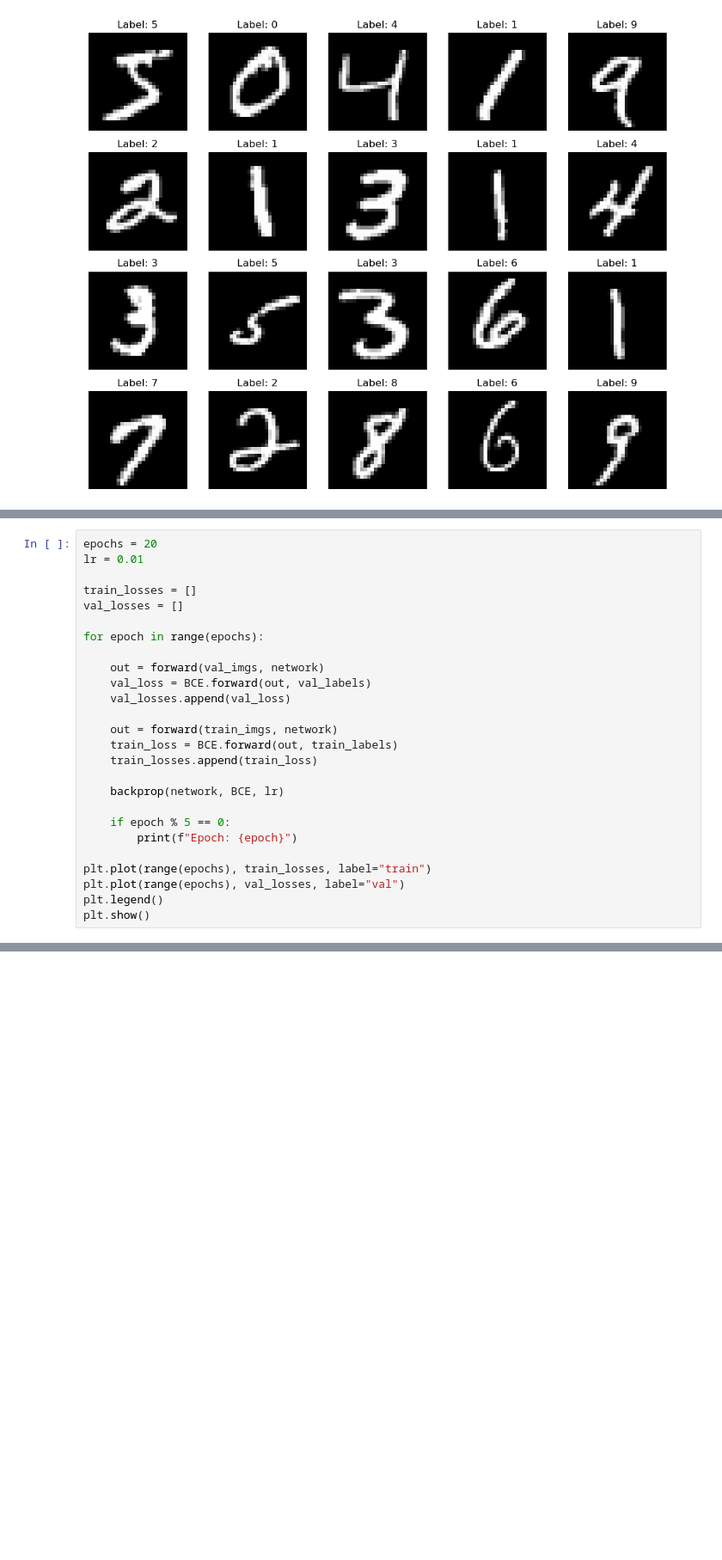
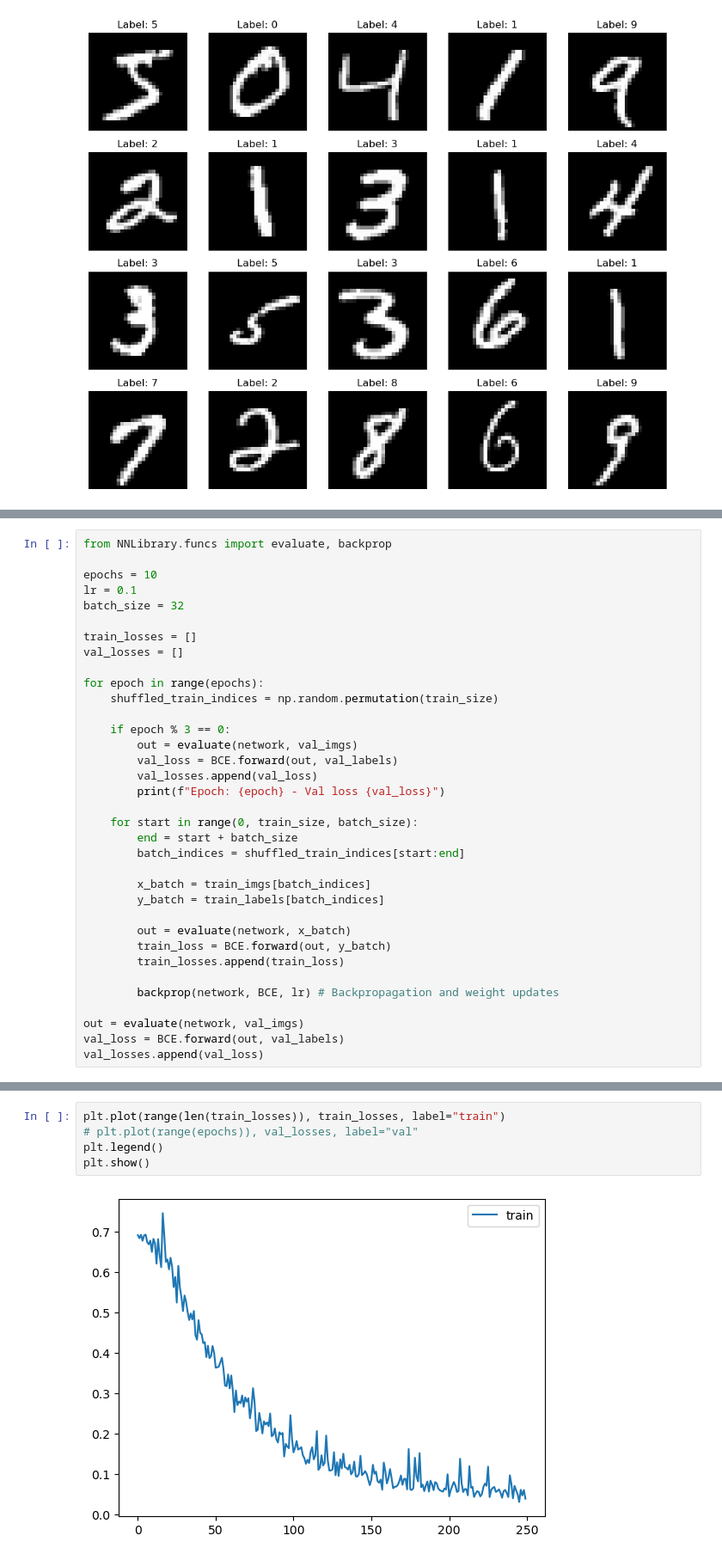
Before and after one commit to elonvg/MLbottomup, a Jupyter notebook: Deep Learning/CNN.ipynb, the cells around one changed output, grey strips where cells are left out. Shown at 86% size. Saved outputs shown, nothing was run; the diff lists cells and outputs as text; blank space fills up the shorter version.

```diff
--- a/Deep Learning/CNN.ipynb
+++ b/Deep Learning/CNN.ipynb
@@ -144,27 +134,36 @@ def backprop(network, loss_fn, lr):
 # %%
-epochs = 20
-lr = 0.01
+from NNLibrary.funcs import evaluate, backprop
+
+epochs = 10
+lr = 0.1
+batch_size = 32
 
 train_losses = []
 val_losses = []
 
 for epoch in range(epochs):
+    shuffled_train_indices = np.random.permutation(train_size)
 
-    out = forward(val_imgs, network)
-    val_loss = BCE.forward(out, val_labels)
-    val_losses.append(val_loss)
+    if epoch % 3 == 0:
+        out = evaluate(network, val_imgs)
+        val_loss = BCE.forward(out, val_labels)
+        val_losses.append(val_loss)
+        print(f"Epoch: {epoch} - Val loss {val_loss}")
 
-    out = forward(train_imgs, network)
-    train_loss = BCE.forward(out, train_labels)
-    train_losses.append(train_loss)
+    for start in range(0, train_size, batch_size):
+        end = start + batch_size
+        batch_indices = shuffled_train_indices[start:end]
 
-    backprop(network, BCE, lr)
+        x_batch = train_imgs[batch_indices]
+        y_batch = train_labels[batch_indices]
 
-    if epoch % 5 == 0:
-        print(f"Epoch: {epoch}")
+        out = evaluate(network, x_batch)
+        train_loss = BCE.forward(out, y_batch)
+        train_losses.append(train_loss)
 
-plt.plot(range(epochs), train_losses, label="train")
-plt.plot(range(epochs), val_losses, label="val")
-plt.legend()
-plt.show()
+        backprop(network, BCE, lr) # Backpropagation and weight updates
+
+out = evaluate(network, val_imgs)
+val_loss = BCE.forward(out, val_labels)
+val_losses.append(val_loss)
 # %% [output]
@@ -189,3 +174,10 @@ KeyboardInterrupt:
+# %%
+plt.plot(range(len(train_losses)), train_losses, label="train")
+# plt.plot(range(epochs)), val_losses, label="val"
+plt.legend()
+plt.show()
+# %% [output]
+[figure, added]
 # %%
 print(val_imgs.shape)
 
```
Also changed, not shown: parts of 6 cells of this notebook, 3 other files.
